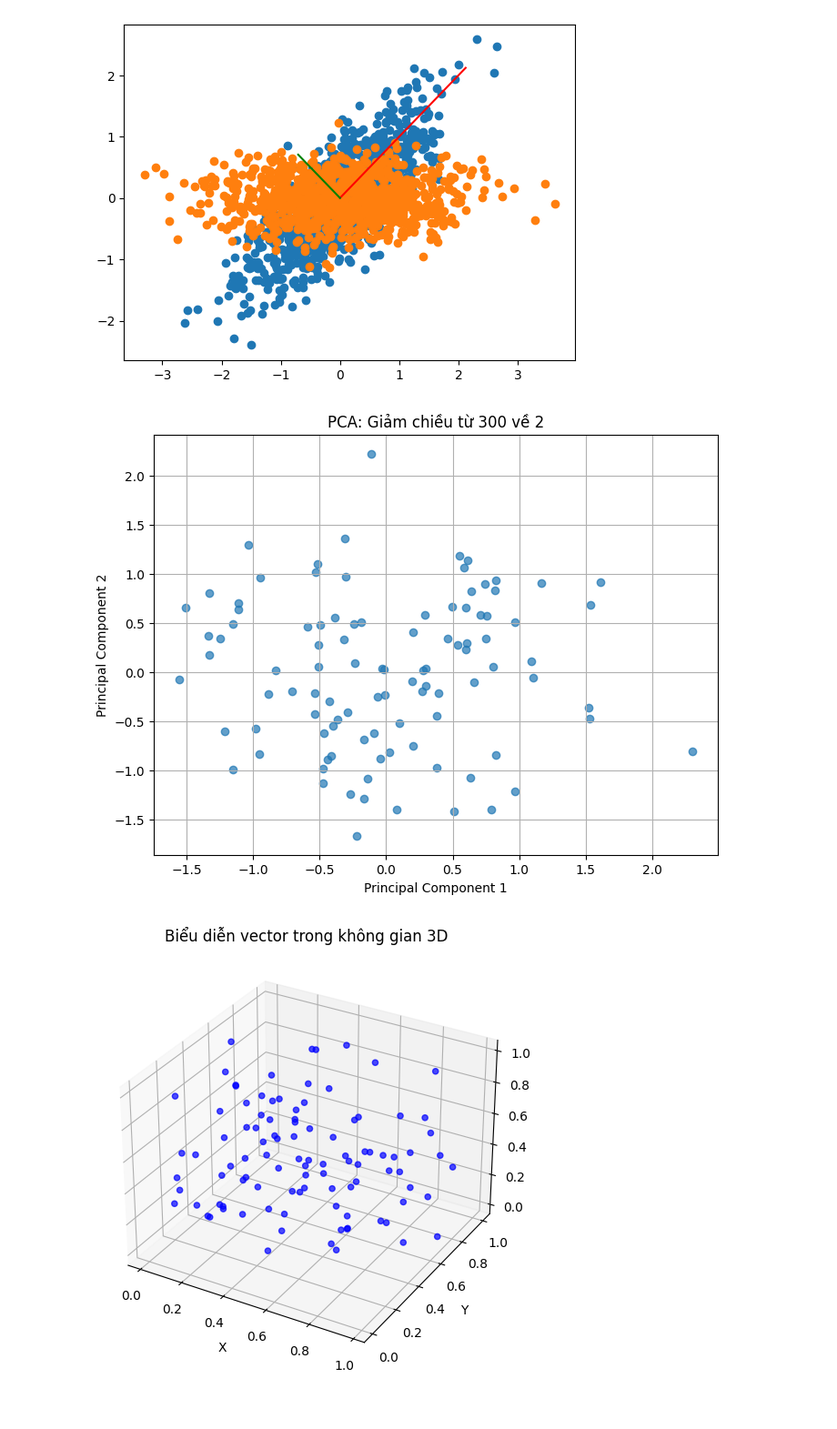
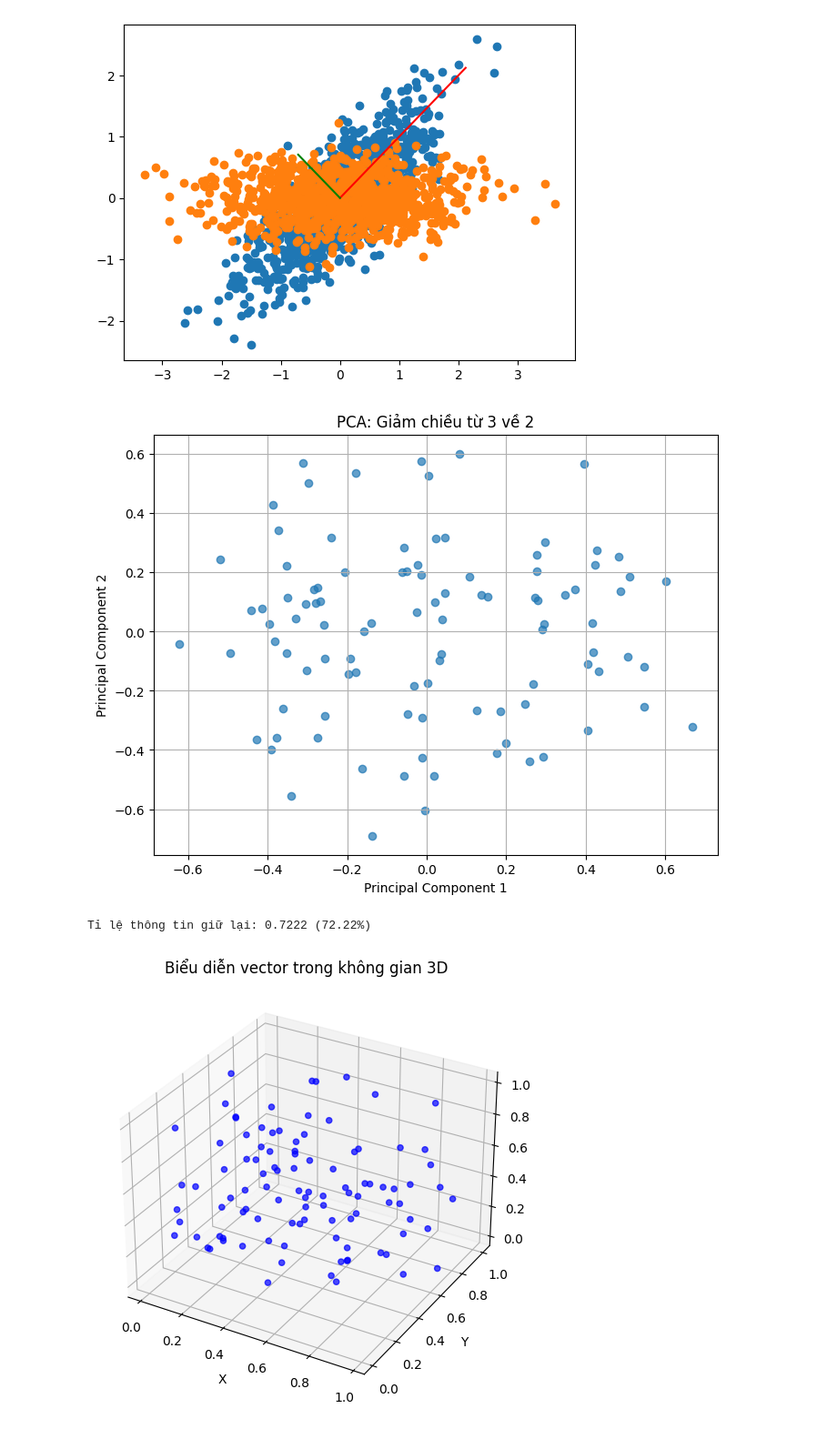
Before and after one commit to DucanhDaniel/d2l, a Jupyter notebook: nlp_specialization/c1/w2/lab3_pca.ipynb, the cells around one changed output. Shown at 91% size. Drawn from its saved outputs; the diff is of its cells as text; code cells hidden in the pictures.

```diff
--- a/nlp_specialization/c1/w2/lab3_pca.ipynb
+++ b/nlp_specialization/c1/w2/lab3_pca.ipynb
@@ -148,26 +148,33 @@ Eigenvalues or explained variance
 # %%
 import numpy as np
 from sklearn.decomposition import PCA
 import matplotlib.pyplot as plt
 
-# Giả sử bạn có một mảng numpy với các vector 300 chiều
-# Dữ liệu mẫu: 100 vector, mỗi vector có 300 chiều
-vectors = np.random.rand(100, 300)
+# Giả sử bạn có một mảng numpy với các vector 3 chiều
+# Dữ liệu mẫu: 100 vector, mỗi vector có 3 chiều
+vectors = np.random.rand(100, 3)
 
 # Khởi tạo PCA để giảm về 2 chiều
 pca = PCA(n_components=2)
 vectors_2d = pca.fit_transform(vectors)
 
 # Vẽ lên đồ thị 2D
 plt.figure(figsize=(8, 6))
 plt.scatter(vectors_2d[:, 0], vectors_2d[:, 1], alpha=0.7)
-plt.title('PCA: Giảm chiều từ 300 về 2')
+plt.title('PCA: Giảm chiều từ 3 về 2')
 plt.xlabel('Principal Component 1')
 plt.ylabel('Principal Component 2')
 plt.grid(True)
 plt.show()
+
+# Tỉ lệ phương sai mà 2 thành phần giữ lại
+explained_variance = pca.explained_variance_ratio_
+total_retained = explained_variance.sum()
+
+print(f"Tỉ lệ thông tin giữ lại: {total_retained:.4f} ({total_retained * 100:.2f}%)")
 # %% [output]
-[figure, old version]
+[figure, new version]
+Tỉ lệ thông tin giữ lại: 0.7222 (72.22%)
 # %%
 import numpy as np
 import matplotlib.pyplot as plt
```
Also changed, not shown: 5 other files.
